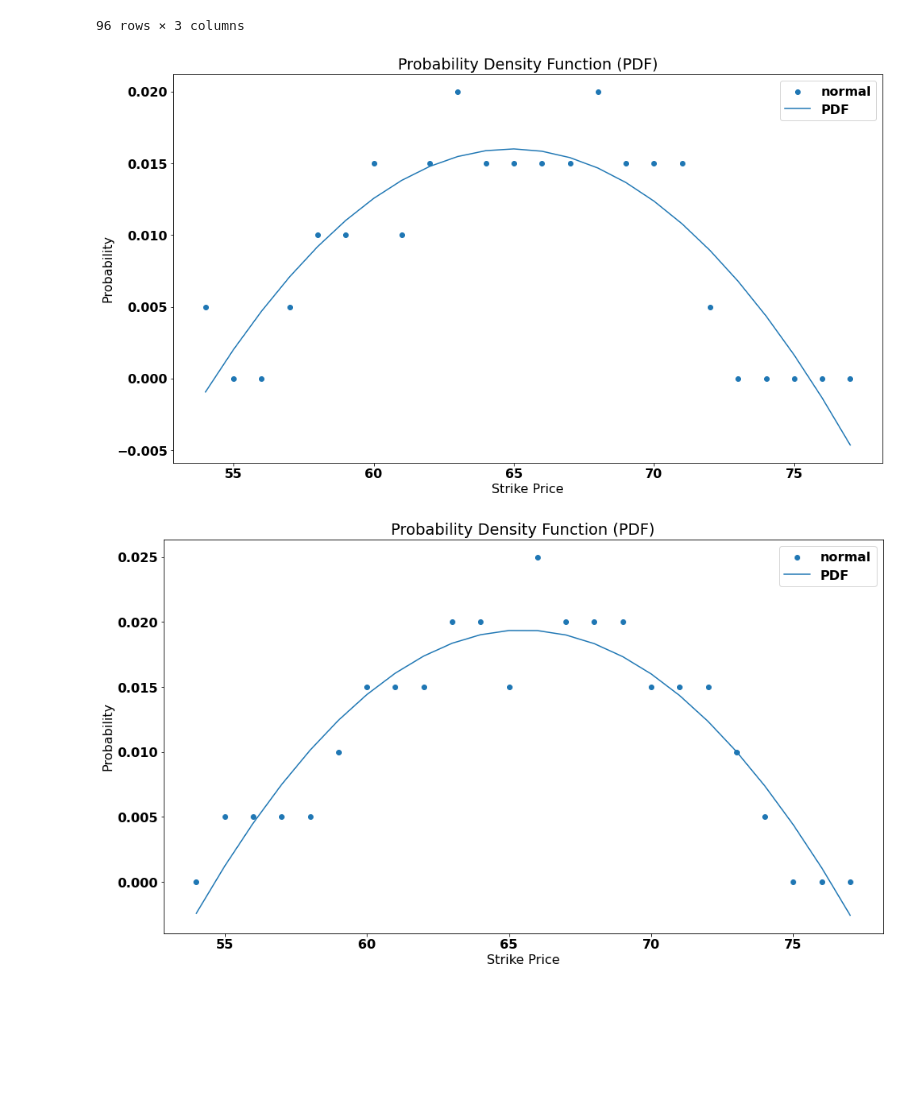
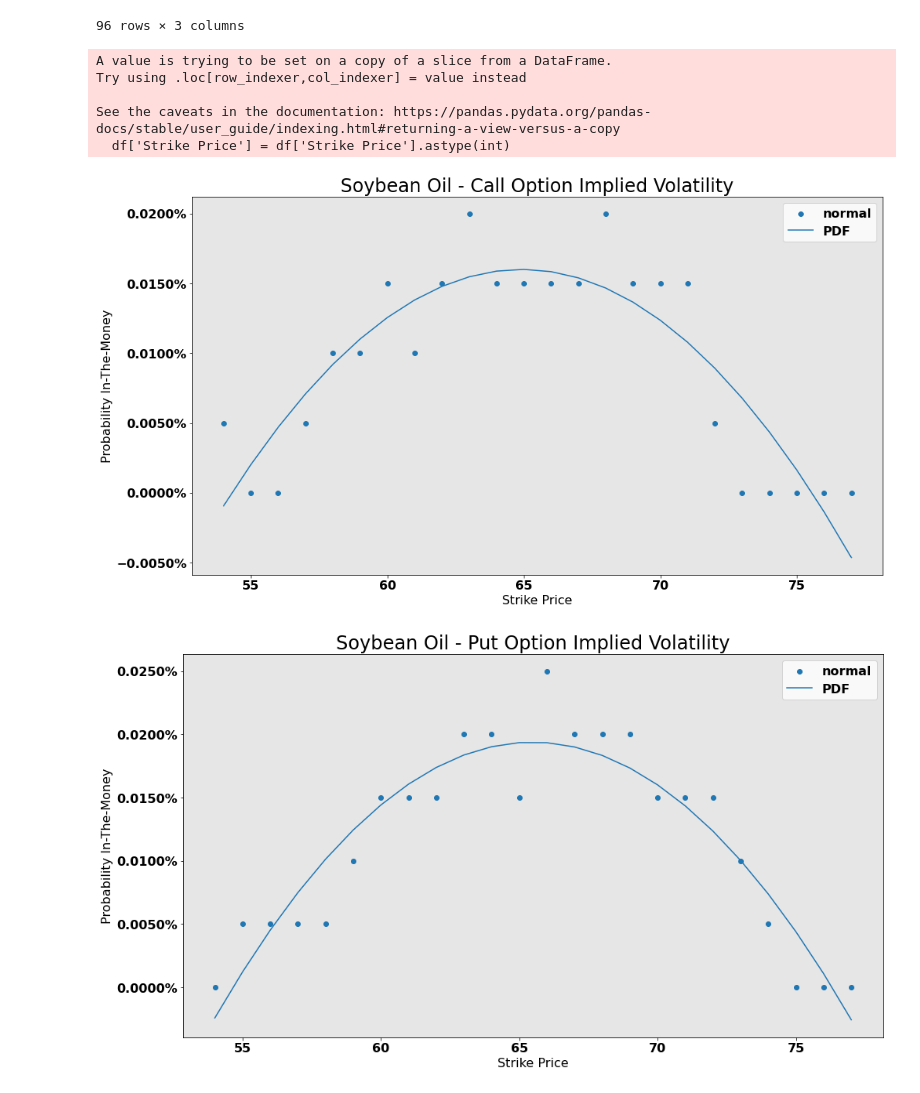
Before and after one commit to mfaldet/Stock-Evaluation, a Jupyter notebook: Option Trading/option_implied_probability.ipynb, the cells around one changed output. Cells and saved outputs as stored; diff of their text form; code cells hidden in the pictures; blank space fills up the shorter version.

Commit message:
visually formatted PDF, adding DataPane

```diff
--- a/Option Trading/option_implied_probability.ipynb
+++ b/Option Trading/option_implied_probability.ipynb
@@ -3,11 +3,12 @@
 This script is inspired by https://reasonabledeviations.com/2020/10/01/option-implied-pdfs/
 # %%
 #import nasdaqdatalink
-#raw_sb = nasdaqdatalink.get("CHRIS/CME_BO1")
+#raw_sb = nasdaqdatalink.get("ZL")
 
 # Downloaded +/-50 from: https://www.barchart.com/futures/quotes/ZL*0/options?moneyness=20
 import pandas as pd
 raw_sbo = pd.read_csv('zlf23-options-american-options-exp-12_23_22-50-strikes-intraday-12-03-2022.csv')
+commodity='Soybean Oil'
 raw_sbo
 # %% [output]
 |  | Strike | High | Low | Last | Change | Bid | Ask | Volume | Open Int | Premium | Last Trade |
@@ -136,7 +137,7 @@ def get_probs(df, strikes_name, prices_name, commodity):
     return(sbo_probs)
 
 # Filter Call Strikes and Prices
-sbo_probs = get_probs(sbo, 'Strike Price', 'Last', 'Soybean Oil')
+sbo_probs = get_probs(sbo, 'Strike Price', 'Last')
 sbo_probs
 # %% [output]
 [figure]
@@ -155,48 +156,64 @@ sbo_probs
 | 95 | 77.0 | 0.000000e+00 | Put |
 96 rows × 3 columns
 # %%
+# Calculate PDF from probs and visualize
 def get_pdf(df, remove_outliers=True, derivatives=0):
+    def visualize_pdf(strikes, probs, pdf):
+        import matplotlib.pyplot as plt
+        import matplotlib.ticker as mtick
+        plt.rcParams.update({'font.size': 16, 'font.weight': 'bold', 'figure.figsize': (16,9)})
+
+        fig, ax = plt.subplots(figsize=(16,9))
+        ax.scatter(strikes, probs, marker='o', label='normal')
+        ax.plot(x, pdf, label='PDF')
+        ax.set_title(f'{commodity} - {t} Option Implied Volatility',fontsize = 24)
+        ax.set_xlabel('Strike Price')
+        ax.set_ylabel('Probability In-The-Money')
+        ax.yaxis.set_major_formatter(mtick.PercentFormatter())
+        ax.set_facecolor('#E6E6E6')
+        plt.legend()
+        plt.show()
+
     if remove_outliers:
             # Remove Outliers
             df = df[df['Strike Price'] == df['Strike Price'].astype(int)]
+            df['Strike Price'] = df['Strike Price'].astype(int)
 
     # Calcuate for Call and/or Put
     for t in df.Type.unique():
         dfo = df[df.Type == t]
 
         # Calculate Cubic Spline
         x = dfo['Strike Price']
         y = dfo['Probability']
 
         from sklearn.preprocessing import PolynomialFeatures
         polynomial_features= PolynomialFeatures(degree=2)
         import numpy as np
         xp = polynomial_features.fit_transform(np.array(x).reshape(-1,1))
         import statsmodels.api as sm
         model = sm.OLS(y, xp).fit()
         pdf = model.predict(xp)
 
         # Plot
-        import matplotlib.pyplot as plt
-        plt.scatter(x, y, marker='o', label='normal')
-        plt.plot(x, pdf, label='PDF')
-        plt.legend()
-        plt.title('Probability Density Function (PDF)')
-        plt.xlabel('Strike Price')
-        plt.ylabel('Probability')
-        plt.show()
+        visualize_pdf(x, y, pdf)
 
         if t=='Call':
             c_pdf = pdf
         elif t=='Put':
             p_pdf = pdf
     dfi = pd.DataFrame({'Strike Price':x, 'Call PDF':c_pdf, 'Put PDF':p_pdf})
     df = df.merge(dfi, 'left')
     return(df)
 
 sbo_pdf = get_pdf(sbo_probs, True)
 sbo_pdf
 # %% [output]
+A value is trying to be set on a copy of a slice from a DataFrame.
+Try using .loc[row_indexer,col_indexer] = value instead
+
+See the caveats in the documentation: https://pandas.pydata.org/pandas-docs/stable/user_guide/indexing.html#returning-a-view-versus-a-copy
+  df['Strike Price'] = df['Strike Price'].astype(int)
-[figure, old version]
+[figure, new version]
-[figure, old version]
+[figure, new version]
 |  | Strike Price | Probability | Type | Call PDF | Put PDF |
```
Also changed, not shown: parts of 2 cells of this notebook.
